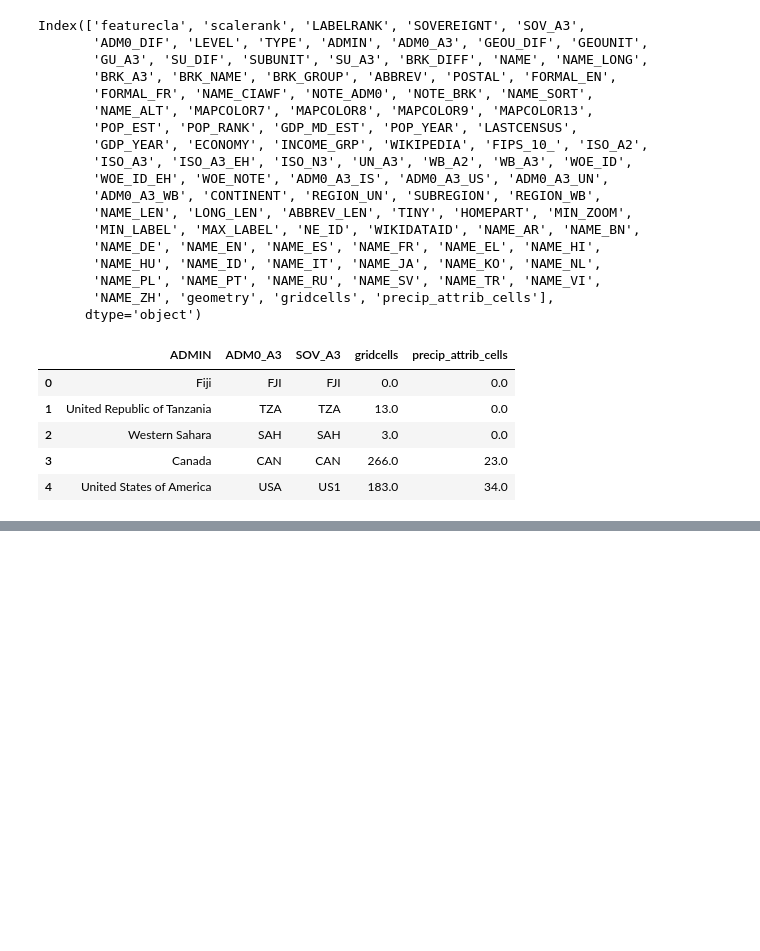
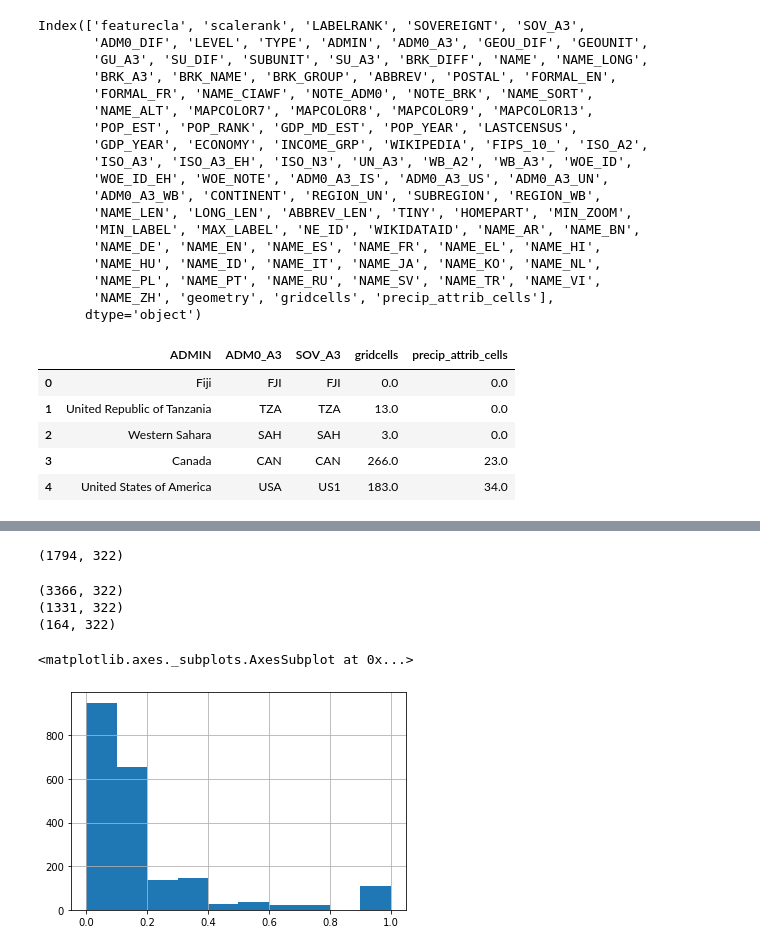
Before and after one commit to mcallaghan/regional-impacts-map, a Jupyter notebook: analysis/compare_da.ipynb, the cells around one changed output, grey strips where cells are left out. Cells and saved outputs as stored; diff of their text form; code cells hidden in the pictures; blank space fills up the shorter version.

```diff
--- a/analysis/compare_da.ipynb
+++ b/analysis/compare_da.ipynb
@@ -584,0 +864,15 @@ White Mountains
+# %%
+precip_studies[pd.notna(precip_studies['precip_da'])].shape
+# %% [output]
+(1794, 322)
+# %%
+print(precip_studies.shape)
+print(precip_studies[precip_studies["precip_da"]>0].shape)
+print(precip_studies[precip_studies["precip_da"]>0.5].shape)
+precip_studies.precip_da.hist()
+# %% [output]
+(3366, 322)
+(1331, 322)
+(164, 322)
+<matplotlib.axes._subplots.AxesSubplot at 0x...>
+[figure, added]
```
Also changed, not shown: parts of 32 cells of this notebook.
